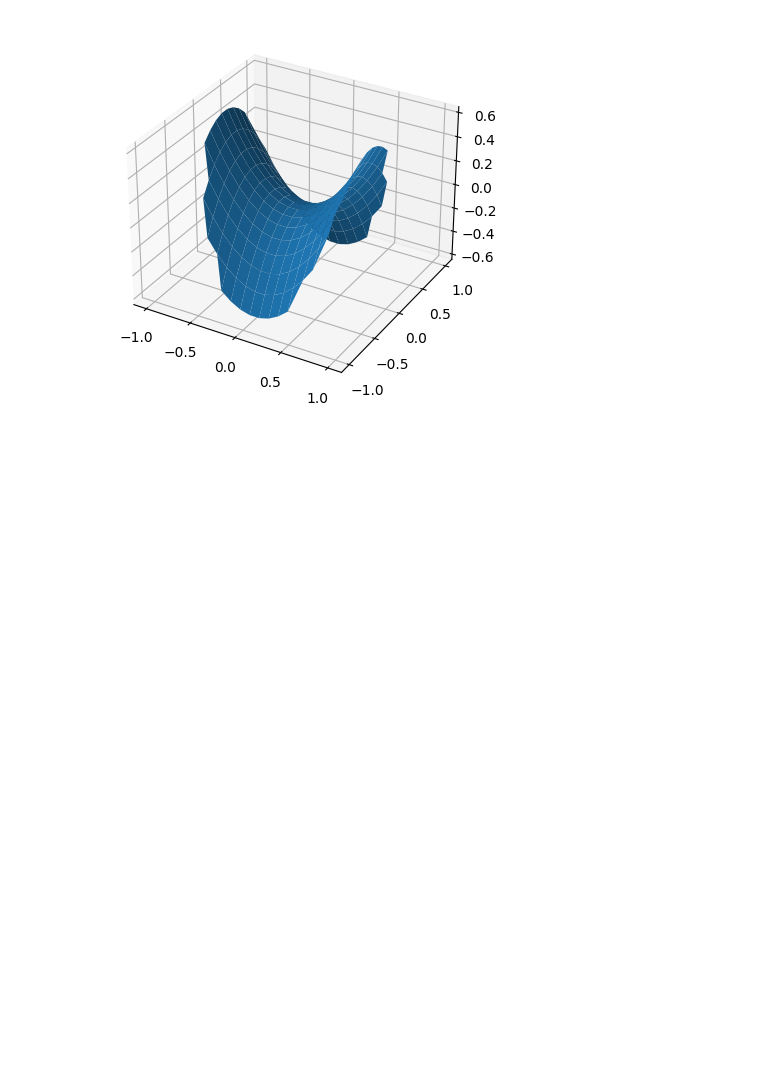
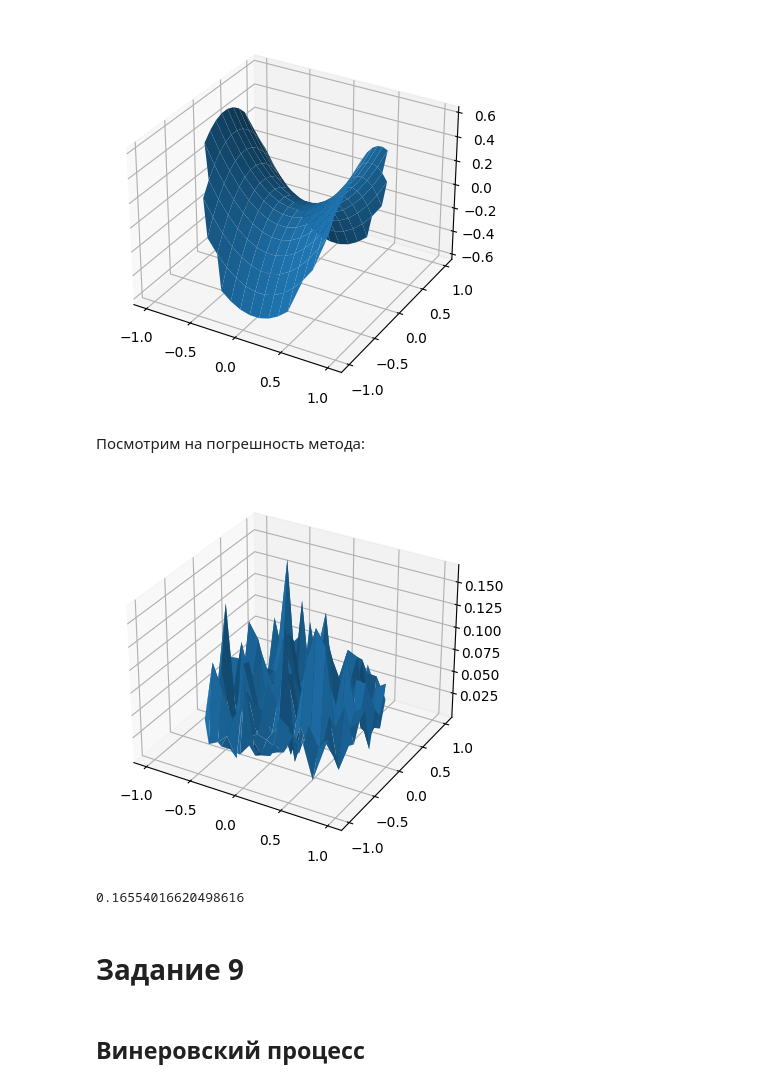
Before and after one commit to Taratin478478/practicum, a Jupyter notebook: semester_7/StochAn/stochastic__analysis_milovidov.ipynb, the cells around one changed output. Saved outputs shown, nothing was run; the diff lists cells and outputs as text; code cells hidden in the pictures; blank space fills up the shorter version.

```diff
--- a/semester_7/StochAn/stochastic__analysis_milovidov.ipynb
+++ b/semester_7/StochAn/stochastic__analysis_milovidov.ipynb
@@ -1656,8 +1657,25 @@ fig, ax = plt.subplots(subplot_kw={"projection": "3d"})
 x, y = np.meshgrid(np.arange(N), np.arange(N))
 X, Y = np.meshgrid(np.linspace(-1, 1, N), np.linspace(-1, 1, N))
 Z = f(X, Y)
-Z = np.where(~is_border(x, y, h), Z, np.nan)
-ax.plot_surface(X, Y, Z)
+Z2 = np.where(~is_border(x, y, h), Z, np.nan)
+ax.plot_surface(X, Y, Z2)
 plt.show()
 # %% [output]
 [figure]
+# %% [markdown]
+ Посмотрим на погрешность метода:
+# %%
+fig, ax = plt.subplots(subplot_kw={"projection": "3d"})
+Z = np.abs(Z2 - Z1)
+ax.plot_surface(X, Y, Z)
+plt.show()
+# %% [output]
+[figure, added]
+# %%
+print(np.nanmax(Z))
+# %% [output]
+0.16554016620498616
+# %% [markdown]
+# Задание 9
+# %% [markdown]
+## Винеровский процесс
```
Also changed, not shown: parts of 8 cells of this notebook.
